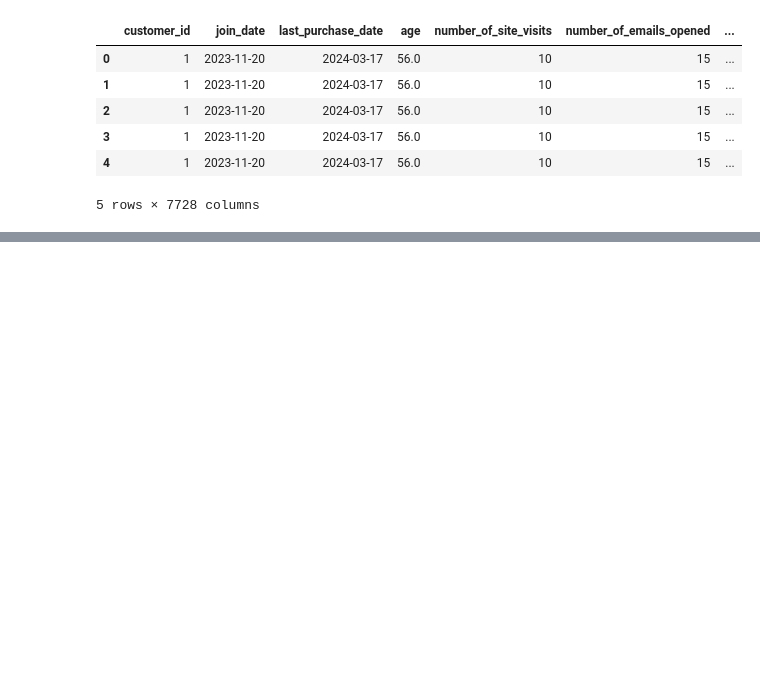
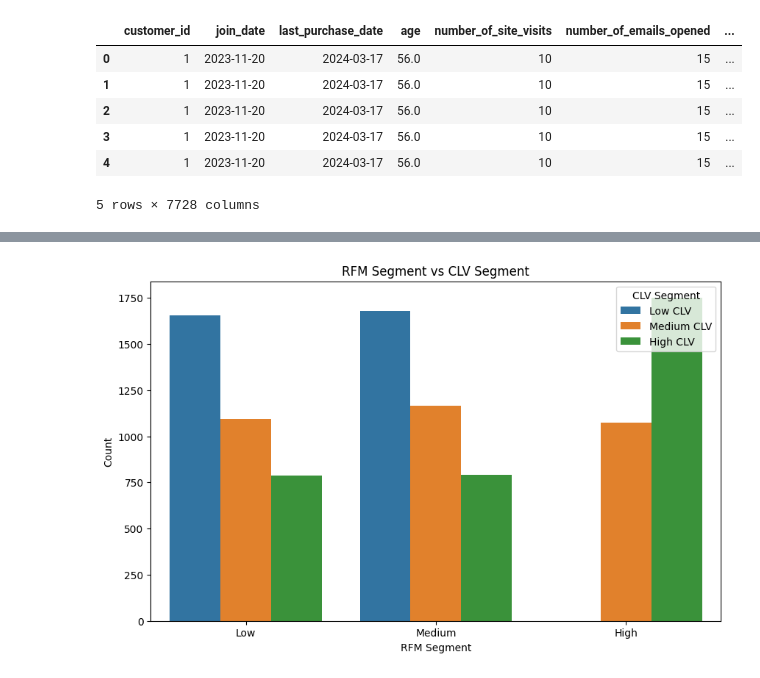
Before and after one commit to NazilaNajmul/schulich_data_science, a Jupyter notebook: Assignment 2- Nazila.ipynb, the cells around one changed output, grey strips where cells are left out. Cells and saved outputs as stored; diff of their text form; code cells hidden in the pictures; blank space fills up the shorter version.

```diff
--- a/Assignment 2- Nazila.ipynb
+++ b/Assignment 2- Nazila.ipynb
@@ -534,0 +606,6 @@ plt.show()
+# %%
+# Further segment customers based on CLV
+rfm_clv['CLV_Segment'] = pd.qcut(rfm_clv['CLV'], q=3, labels=['Low CLV', 'Medium CLV', 'High CLV'])
+
+# Display the combined segments
+print(rfm_clv)
@@ -534,0 +630,11 @@ plt.show()
+# %%
+# Visualize combined segments
+plt.figure(figsize=(10, 6))
+sns.countplot(x='rfm_segment', hue='CLV_Segment', data=rfm_clv)
+plt.title('RFM Segment vs CLV Segment')
+plt.xlabel('RFM Segment')
+plt.ylabel('Count')
+plt.legend(title='CLV Segment')
+plt.show()
+# %% [output]
+[figure, added]
```
Also changed, not shown: parts of 22 cells of this notebook.
